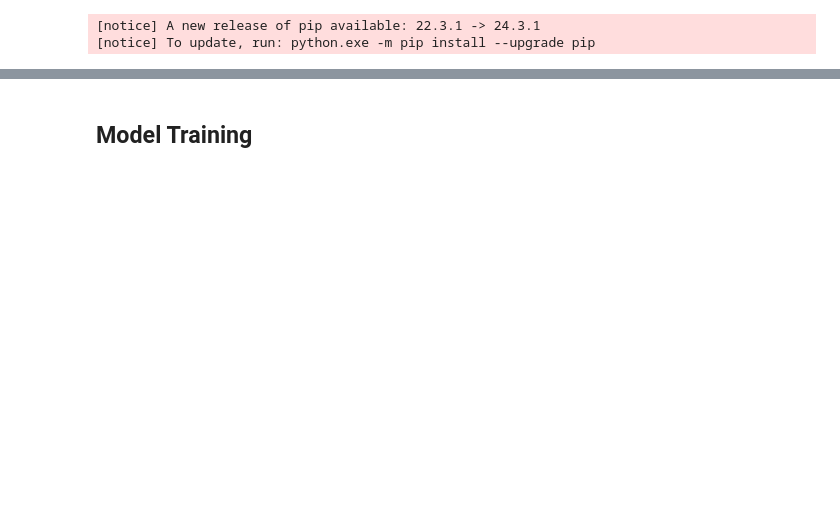
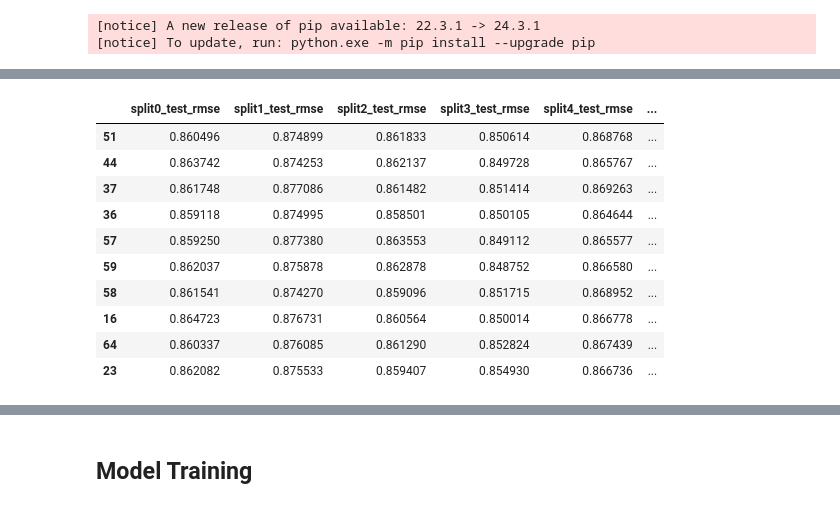
Before and after one commit to Pinminh/movielens-recommender, a Jupyter notebook: notebooks/svd.ipynb, the cells around one changed output, grey strips where cells are left out. Drawn from its saved outputs; the diff is of its cells as text; code cells hidden in the pictures; blank space fills up the shorter version.

```diff
--- a/notebooks/svd.ipynb
+++ b/notebooks/svd.ipynb
@@ -38,0 +52,20 @@ pd.set_option('display.expand_frame_repr', False)
+# %%
+gs = load_gscv("gs_svd_factors")
+
+gs_df = pd.DataFrame(gs.cv_results)
+
+abbr_gs_df = gs_df[["rank_test_rmse"]]
+
+abbr_gs_df.sort_values(by="rank_test_rmse", ascending=True, inplace=False)[0:10]
+# %% [output]
+|  | split0_test_rmse | split1_test_rmse | split2_test_rmse | split3_test_rmse | split4_test_rmse | ... |
+| 51 | 0.860496 | 0.874899 | 0.861833 | 0.850614 | 0.868768 | ... |
+| 44 | 0.863742 | 0.874253 | 0.862137 | 0.849728 | 0.865767 | ... |
+| 37 | 0.861748 | 0.877086 | 0.861482 | 0.851414 | 0.869263 | ... |
+| 36 | 0.859118 | 0.874995 | 0.858501 | 0.850105 | 0.864644 | ... |
+| 57 | 0.859250 | 0.877380 | 0.863553 | 0.849112 | 0.865577 | ... |
+| 59 | 0.862037 | 0.875878 | 0.862878 | 0.848752 | 0.866580 | ... |
+| 58 | 0.861541 | 0.874270 | 0.859096 | 0.851715 | 0.868952 | ... |
+| 16 | 0.864723 | 0.876731 | 0.860564 | 0.850014 | 0.866778 | ... |
+| 64 | 0.860337 | 0.876085 | 0.861290 | 0.852824 | 0.867439 | ... |
+| 23 | 0.862082 | 0.875533 | 0.859407 | 0.854930 | 0.866736 | ... |
```
Also changed, not shown: parts of 12 cells of this notebook, 4 other files.
